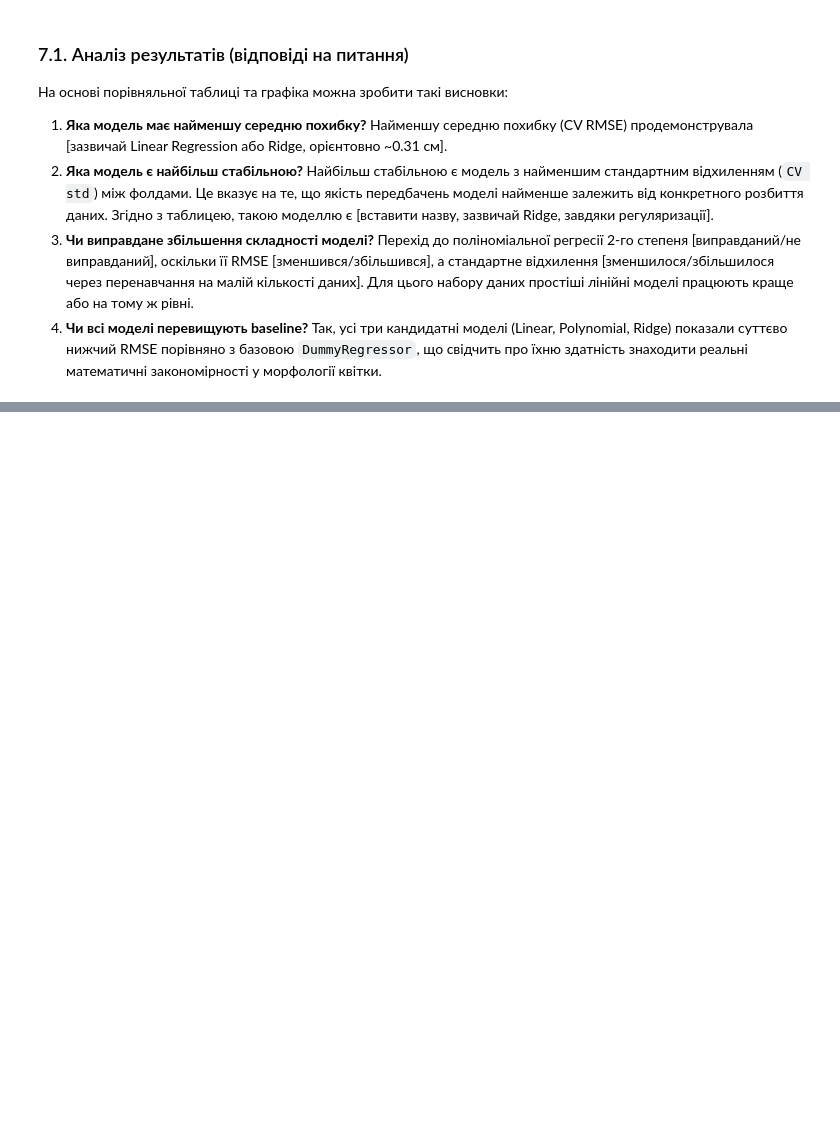
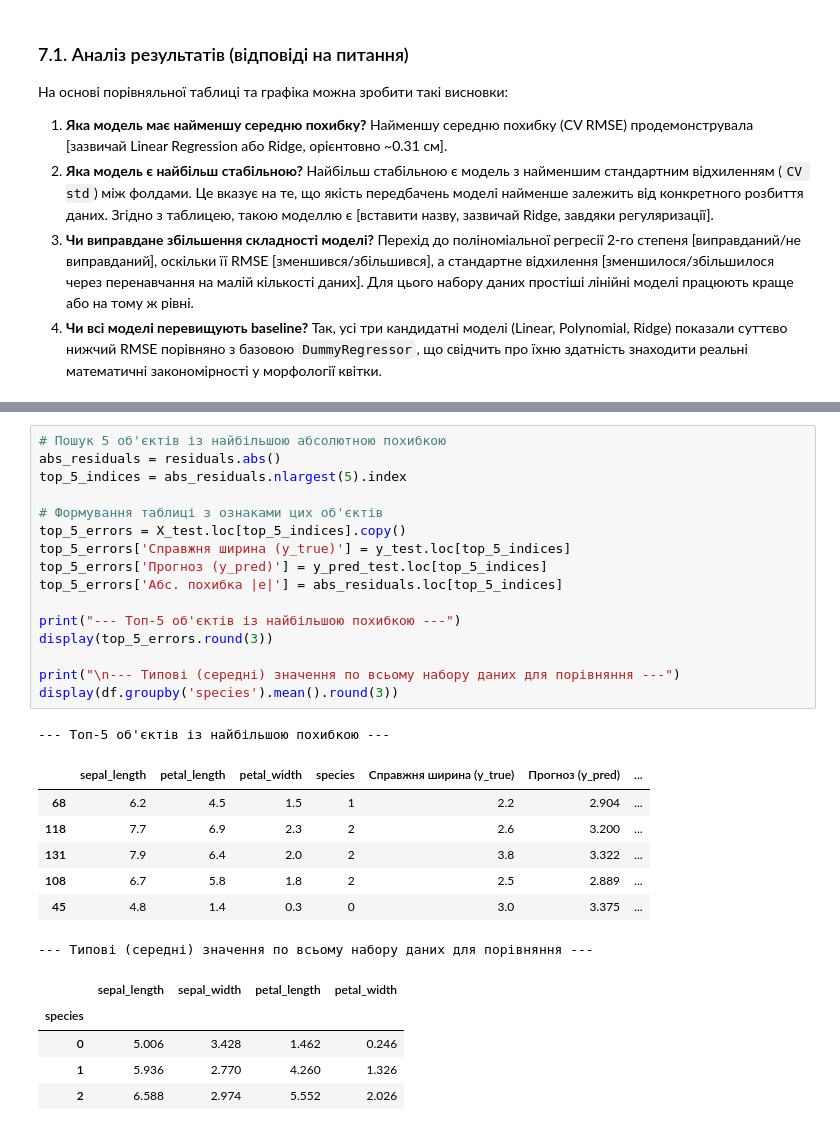
Before and after one commit to Yaroslav071315/machine-learning-course-volovnyk, a Jupyter notebook: lab01/notebook/lab01.ipynb, the cells around one changed output, grey strips where cells are left out. Cells and saved outputs as stored; diff of their text form; blank space fills up the shorter version.

```diff
--- a/lab01/notebook/lab01.ipynb
+++ b/lab01/notebook/lab01.ipynb
@@ -354,0 +450,30 @@ plt.show()
+# %%
+# Пошук 5 об'єктів із найбільшою абсолютною похибкою
+abs_residuals = residuals.abs()
+top_5_indices = abs_residuals.nlargest(5).index
+
+# Формування таблиці з ознаками цих об'єктів
+top_5_errors = X_test.loc[top_5_indices].copy()
+top_5_errors['Справжня ширина (y_true)'] = y_test.loc[top_5_indices]
+top_5_errors['Прогноз (y_pred)'] = y_pred_test.loc[top_5_indices]
+top_5_errors['Абс. похибка |e|'] = abs_residuals.loc[top_5_indices]
+
+print("--- Топ-5 об'єктів із найбільшою похибкою ---")
+display(top_5_errors.round(3))
+
+print("\n--- Типові (середні) значення по всьому набору даних для порівняння ---")
+display(df.groupby('species').mean().round(3))
+# %% [output]
+--- Топ-5 об'єктів із найбільшою похибкою ---
+|  | sepal_length | petal_length | petal_width | species | Справжня ширина (y_true) | Прогноз (y_pred) | ... |
+| 68 | 6.2 | 4.5 | 1.5 | 1 | 2.2 | 2.904 | ... |
+| 118 | 7.7 | 6.9 | 2.3 | 2 | 2.6 | 3.200 | ... |
+| 131 | 7.9 | 6.4 | 2.0 | 2 | 3.8 | 3.322 | ... |
+| 108 | 6.7 | 5.8 | 1.8 | 2 | 2.5 | 2.889 | ... |
+| 45 | 4.8 | 1.4 | 0.3 | 0 | 3.0 | 3.375 | ... |
+--- Типові (середні) значення по всьому набору даних для порівняння ---
+|  | sepal_length | sepal_width | petal_length | petal_width |
+| species |  |  |  |  |
+| 0 | 5.006 | 3.428 | 1.462 | 0.246 |
+| 1 | 5.936 | 2.770 | 4.260 | 1.326 |
+| 2 | 6.588 | 2.974 | 5.552 | 2.026 |
```
Also changed, not shown: parts of 8 cells of this notebook, 2 other files.
